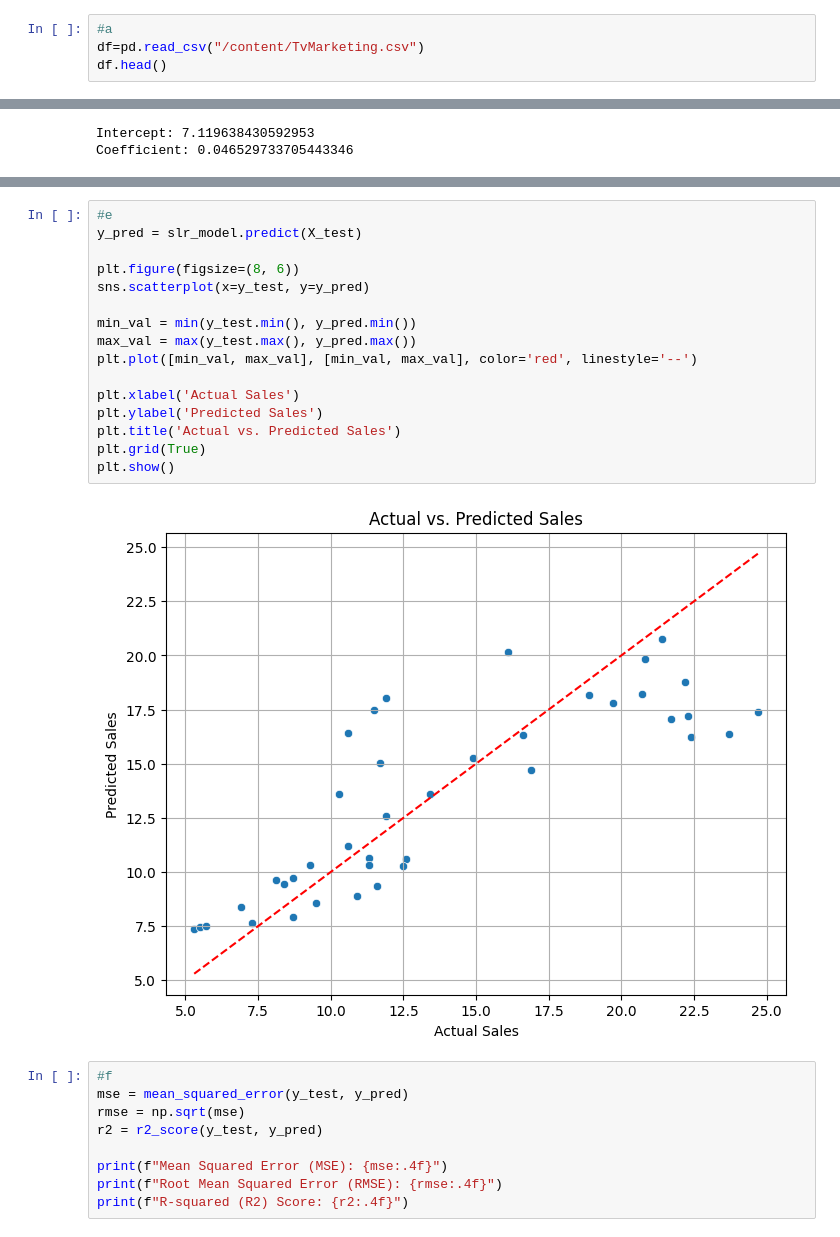
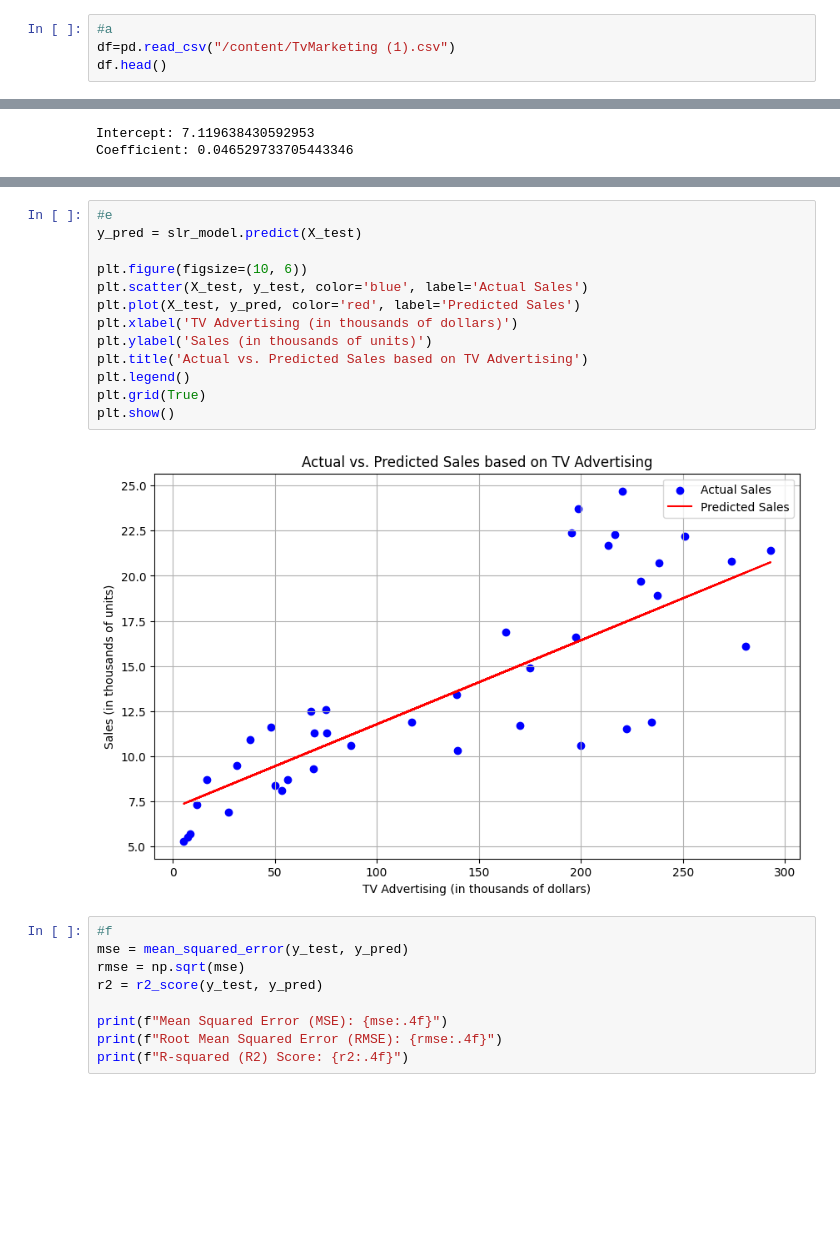
Before and after one commit to Rayr07/ML-lab, a Jupyter notebook: Lab4.ipynb, the cells around one changed output, grey strips where cells are left out. Cells and saved outputs as stored; diff of their text form; blank space fills up the shorter version.

```diff
--- a/Lab4.ipynb
+++ b/Lab4.ipynb
@@ -108,7 +73,7 @@ R2 Score: 0.9603587427485161
 Q1
 # %%
 #a
-df=pd.read_csv("/content/TvMarketing.csv")
+df=pd.read_csv("/content/TvMarketing (1).csv")
 df.head()
 # %% [output]
 |  | TV | Sales |
@@ -197,21 +149,18 @@ plt.show()
 # %%
 #e
 y_pred = slr_model.predict(X_test)
 
-plt.figure(figsize=(8, 6))
-sns.scatterplot(x=y_test, y=y_pred)
-
-min_val = min(y_test.min(), y_pred.min())
-max_val = max(y_test.max(), y_pred.max())
-plt.plot([min_val, max_val], [min_val, max_val], color='red', linestyle='--')
-
-plt.xlabel('Actual Sales')
-plt.ylabel('Predicted Sales')
-plt.title('Actual vs. Predicted Sales')
+plt.figure(figsize=(10, 6))
+plt.scatter(X_test, y_test, color='blue', label='Actual Sales')
+plt.plot(X_test, y_pred, color='red', label='Predicted Sales')
+plt.xlabel('TV Advertising (in thousands of dollars)')
+plt.ylabel('Sales (in thousands of units)')
+plt.title('Actual vs. Predicted Sales based on TV Advertising')
+plt.legend()
 plt.grid(True)
 plt.show()
 # %% [output]
-[figure, old version]
+[figure, new version]
 # %%
 #f
 mse = mean_squared_error(y_test, y_pred)
```
Also changed, not shown: parts of 42 cells of this notebook.
